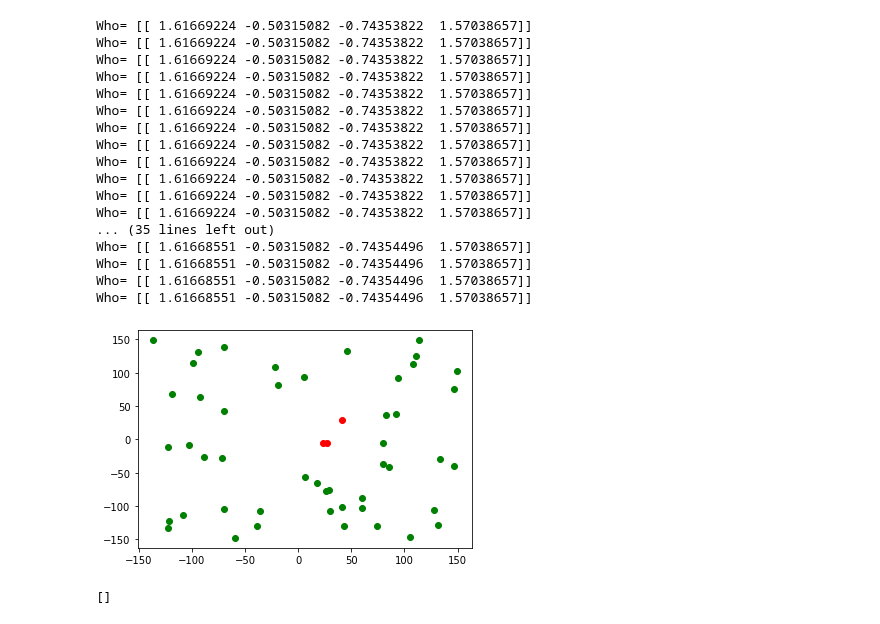
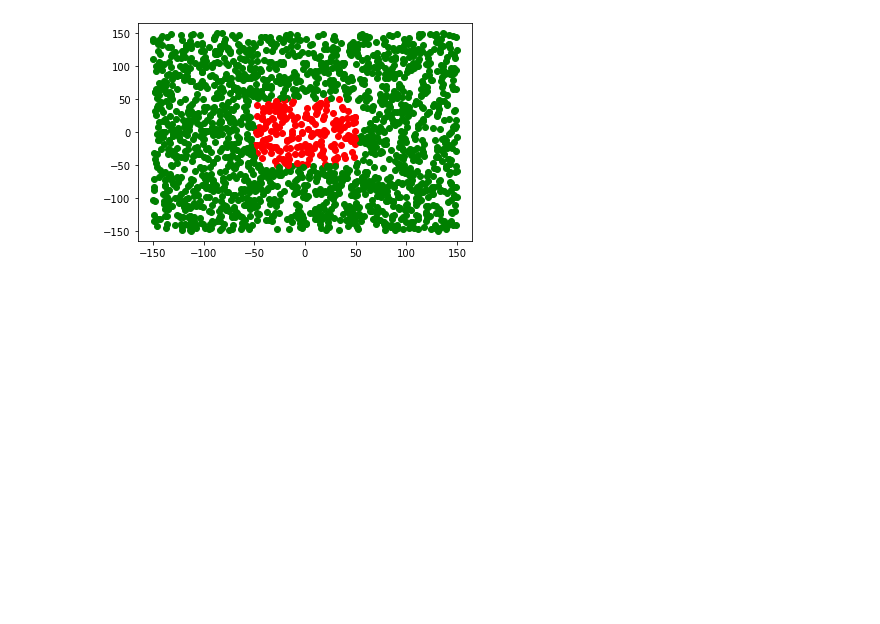
Before and after one commit to stefanoridolfi/Coding_ML, a Jupyter notebook: quadrato.ipynb, the cells around one changed output. Saved outputs shown, nothing was run; the diff lists cells and outputs as text; code cells hidden in the pictures; blank space fills up the shorter version.

```diff
--- a/quadrato.ipynb
+++ b/quadrato.ipynb
@@ -37,15 +37,18 @@ xb=50
 ya=-50
 yb=50
 learning_rate=0.3
-n=50
+n=2000
 training_set=[]
+# Set di trainig formato da n punti
 ListaPunti= generaPunti(n)
 for punto in ListaPunti:
    training_set.append([punto[0],punto[1],posizione(punto,xa,xb,ya,yb)[0]])
+# punto[2] è la posizione corretta del punto, che vale 1 se è all'interno del quadrato e 0 se è fuori il quadrato
+#print(training_set)
 
-#print(training_set)
 # Creo la matrice Wih, 4x3, i cui elementi sono i pesi. I pesi hanno un valore uniformenente distrubuito da -2 a 2
 Wih=4*np.random.random((4,3))-2
+# Creo la matrice Who, 1x4, i cui elementi sono i pesi. I pesi hanno un valore uniformenente distrubuito da -2 a 2
 Who=4*np.random.random((1,4))-2
 # per vedere le dimensioni di un array in comando è :array.shape, esempio Wih.shape
 # Inizializzo i valori dell'input con una lista. X=(x1,x2,x3).
@@ -56,61 +59,46 @@ for punto in training_set:
 # lo devo trasformare in un array altrimenti non posso fare operazioni vettoriali
   X=np.array(X)
   X=X.reshape(3,1)
+
+
 
 #calcolo Y=Wih.dot.X
   Y=np.dot(Wih,X)
 
 #calcolo Y_act che è il vettore Y a cui ho applicato la funzione di attivazione
   Y_act=activation_function(Y)
 
 # Y ha dimensione 4x1
 # Calcolo Z=Who.dot.Y.T
   Z=np.dot(Who,Y)
 #calcolo Z_act che è il vettore Z a cui ho applicato la funzione di attivazione
   Z_act=activation_function(Z)
 
   #print("Z_act= ", Z_act, "pos_reale=", punto[2])
 #calcolo l'errore finale E=valore_corretto - Z_act . Il valore corretto è la terza colonna dei punti di training, ovvero training_set[2]
-  output_error=punto[2]-Z_act
+  error_output=punto[2]-Z_act
  # print("Errore= ",output_error)
 #Calcolo il delta da sommare al corrente valore di Y_act: moltiplicazione di learning_rate*output_errore*derivata_sigmoide in Z*valore del vettore Y_act
 # la derivata della sigmoide calcolata nel punto Z_act è: Z_act(1-Z_act)!!
-  tmp=learning_rate*output_error
-  tmp=tmp.reshape(1,1)
   uno_Z_act=(1-Z_act)
-  Z_act_deri=np.dot(Z_act, (1-Z_act))
+  tmp1=error_output*Z_act*uno_Z_act
+  tmp2=learning_rate*(np.dot(tmp1,Y_act.T))
 
-  Delta_Who_a=tmp*Z_act_deri*Z_act_deri
-  Delta_Who=np.dot(Y_act,Delta_Who_a)
-  #lo potevo anche calcolare così: Delta_Who_1=Y_act*Delta_Who_a
-  #aggiorno matrice dei pesi Who
-  Who=Who+Delta_Who.T
+    #aggiorno matrice dei pesi Who
+  Who=Who+tmp2
+  # Calcolo matrice Wih
+  error_hidden=np.dot(Who.T,error_output)
+  tmp3=error_hidden*Y_act*(1-Y_act)
+  U=np.dot(tmp3,X.T)
+  #aggiorno matrice dei pesi Wih
+  Wih=Wih+learning_rate*U
 
   #print("dim tmp=",tmp.shape,",dim Z_act=", Z_act.shape,",dim (1-Z_act)=",uno_Z_act.shape, ",dim Z_act_deri=",Z_act_deri.shape,",dim Delta_Who=",Delta_Who.shape)
   #print("Z_act=", Z_act,",(1-Z_act)=",uno_Z_act, ",Z_act_deri=",Z_act_deri,",Delta_Who=",Delta_Who)
-  print("Who=", Who)
+  #print("Who=", Who)
 
 for punto in ListaPunti:
   plt.plot(punto[0],punto[1],posizione(punto,xa,xb,ya,yb)[1])
 plt.show()
-print(out)
 # %% [output]
-Who= [[ 1.61669224 -0.50315082 -0.74353822  1.57038657]]
-Who= [[ 1.61669224 -0.50315082 -0.74353822  1.57038657]]
-Who= [[ 1.61669224 -0.50315082 -0.74353822  1.57038657]]
-Who= [[ 1.61669224 -0.50315082 -0.74353822  1.57038657]]
-Who= [[ 1.61669224 -0.50315082 -0.74353822  1.57038657]]
-Who= [[ 1.61669224 -0.50315082 -0.74353822  1.57038657]]
-Who= [[ 1.61669224 -0.50315082 -0.74353822  1.57038657]]
-Who= [[ 1.61669224 -0.50315082 -0.74353822  1.57038657]]
-Who= [[ 1.61669224 -0.50315082 -0.74353822  1.57038657]]
-Who= [[ 1.61669224 -0.50315082 -0.74353822  1.57038657]]
-Who= [[ 1.61669224 -0.50315082 -0.74353822  1.57038657]]
-Who= [[ 1.61669224 -0.50315082 -0.74353822  1.57038657]]
-... (35 lines left out)
-Who= [[ 1.61668551 -0.50315082 -0.74354496  1.57038657]]
-Who= [[ 1.61668551 -0.50315082 -0.74354496  1.57038657]]
-Who= [[ 1.61668551 -0.50315082 -0.74354496  1.57038657]]
-Who= [[ 1.61668551 -0.50315082 -0.74354496  1.57038657]]
-[figure, old version]
+[figure, new version]
-[]
```
